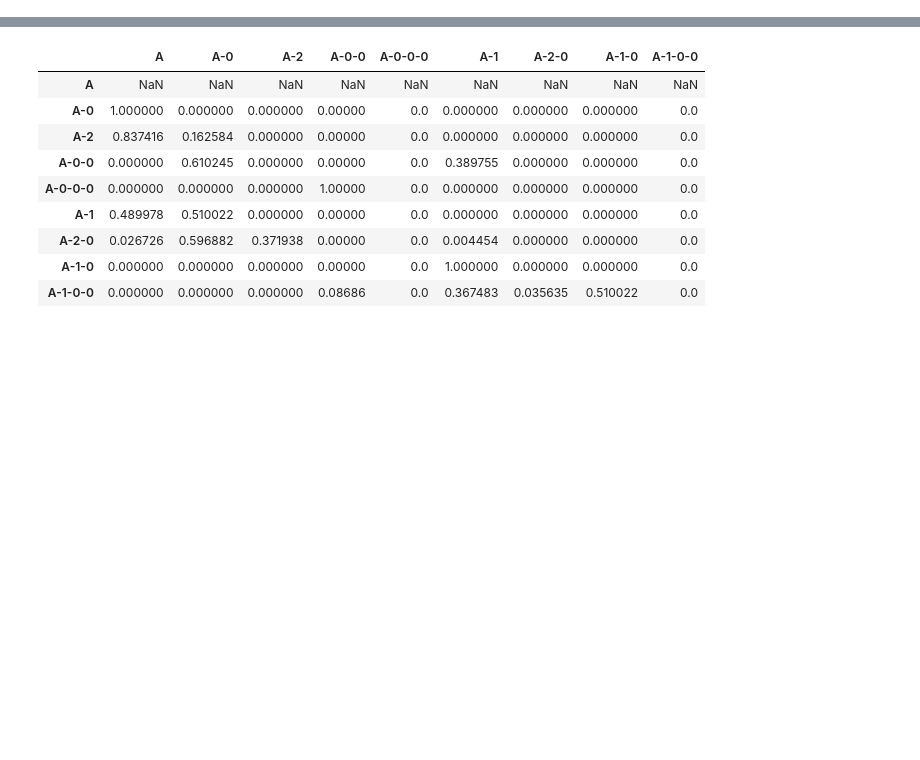
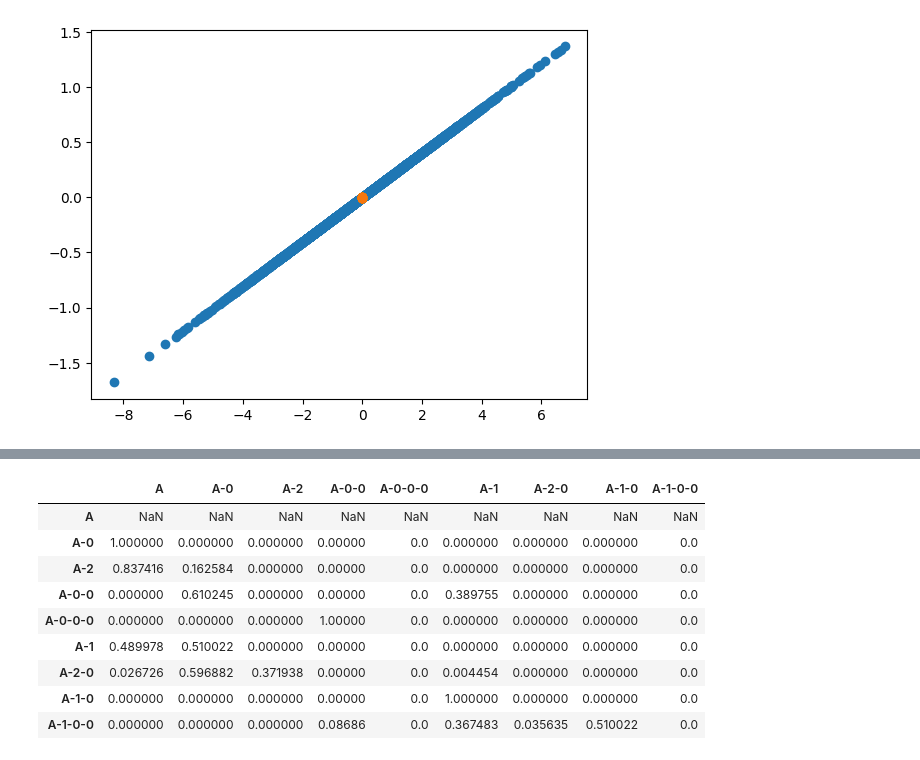
Before and after one commit to cbg-ethz/SCATrEx, a Jupyter notebook: notebooks/vonmises.ipynb, the cells around one changed output, grey strips where cells are left out. Saved outputs shown, nothing was run; the diff lists cells and outputs as text; code cells hidden in the pictures; blank space fills up the shorter version.

```diff
--- a/notebooks/vonmises.ipynb
+++ b/notebooks/vonmises.ipynb
@@ -101,0 +118,13 @@ sca.plot_data(alpha=.1, zorder=-1)
+# %%
+sca.ntssb.root['node'].root['node'].set_learned_parameters()
+
+plt.scatter(sim_sca.ntssb.root['node'].root['node'].noise_factors[:,0],
+            sim_sca.ntssb.root['node'].root['node'].noise_factors[:,1])
+
+
+plt.scatter(sca.ntssb.root['node'].root['node'].noise_factors[:,0],
+            sca.ntssb.root['node'].root['node'].noise_factors[:,1],
+            alpha=.1)
+plt.show()
+# %% [output]
+[figure, added]
```
Also changed, not shown: parts of 20 cells of this notebook, 6 other files.
